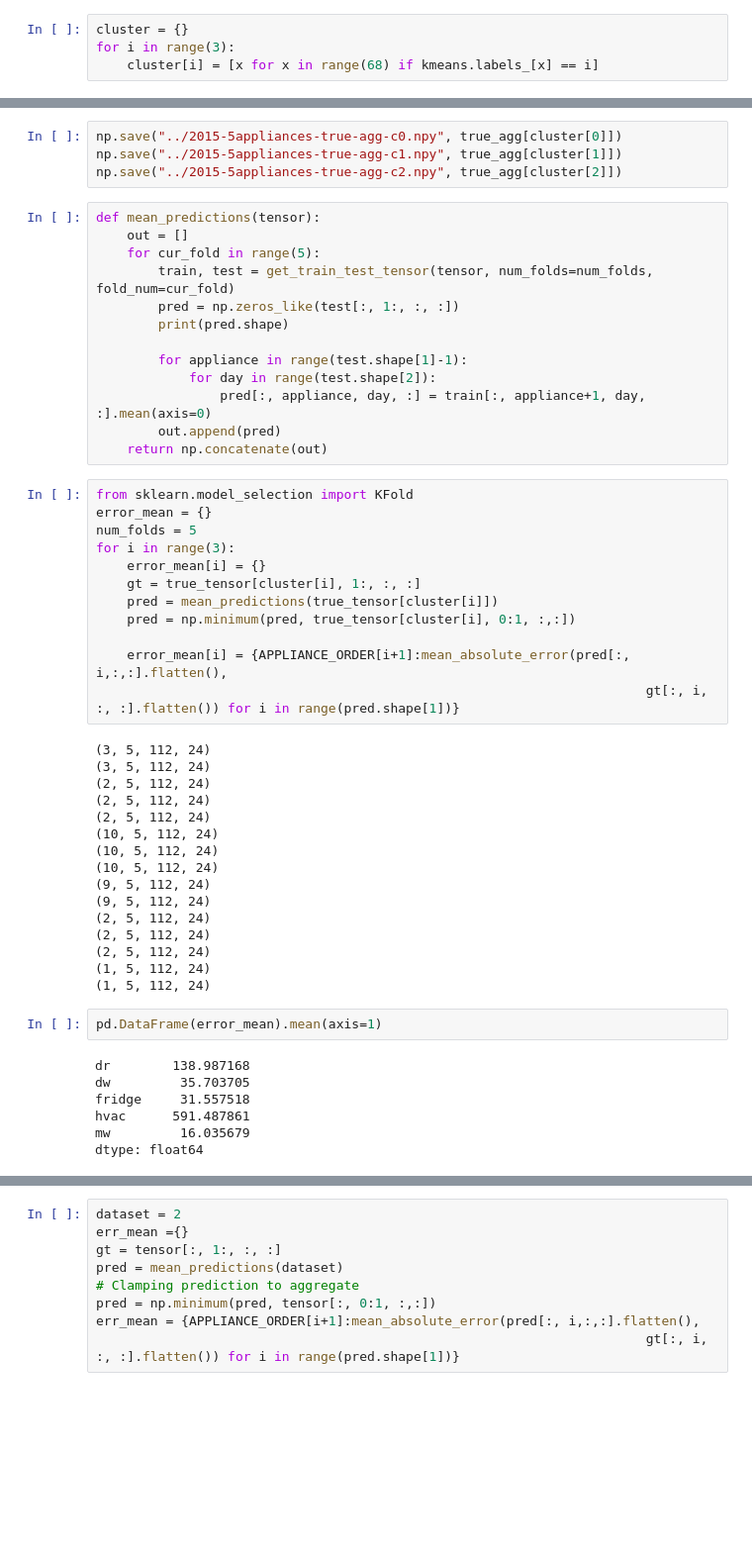
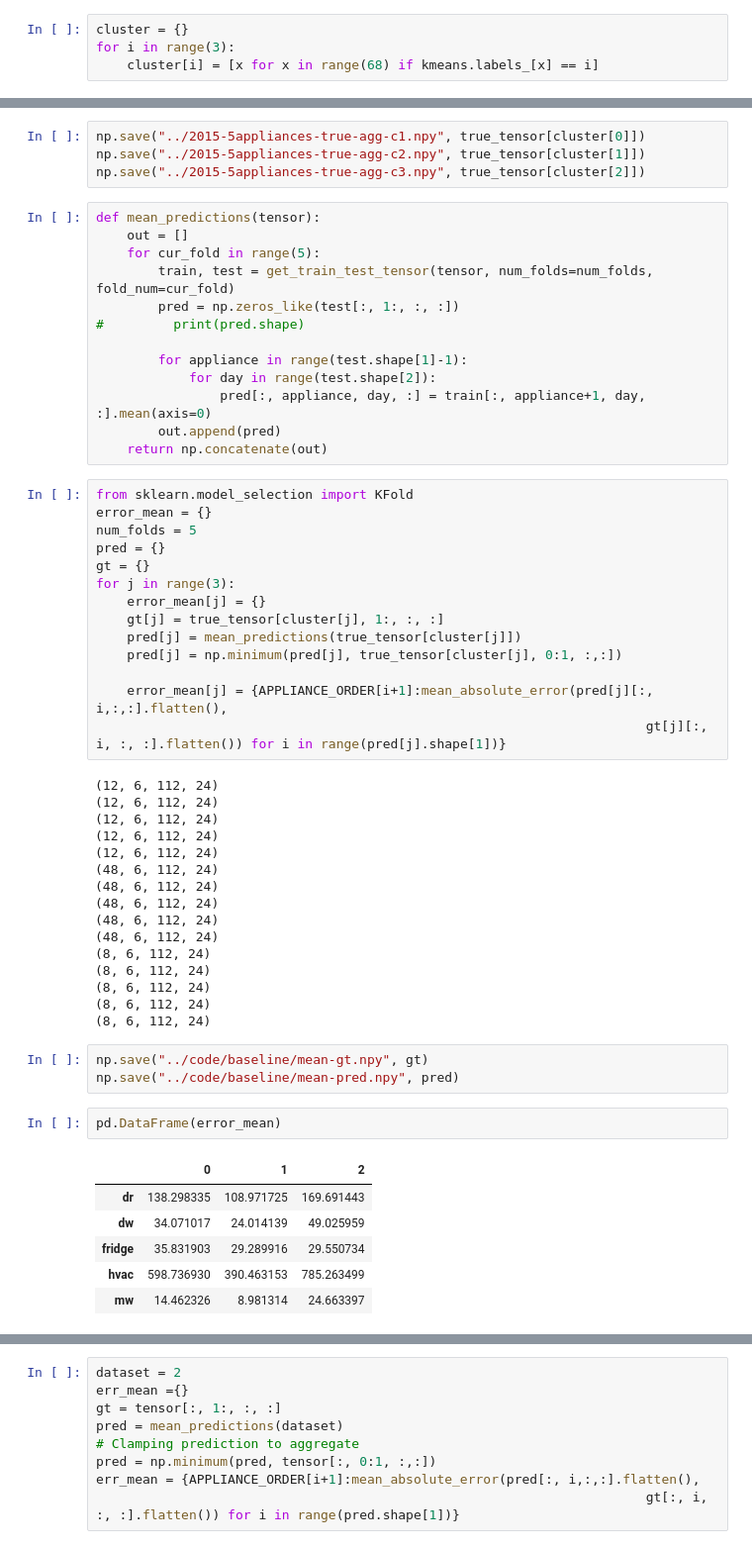
Before and after one commit to nipunbatra/freq-nilm, a Jupyter notebook: notebooks/residual-analysis.ipynb, the cells around one changed output, grey strips where cells are left out. Shown at 99% size. Drawn from its saved outputs; the diff is of its cells as text; blank space fills up the shorter version.

```diff
--- a/notebooks/residual-analysis.ipynb
+++ b/notebooks/residual-analysis.ipynb
@@ -37,14 +69,14 @@ for i in range(3):
 # %%
-np.save("../2015-5appliances-true-agg-c0.npy", true_agg[cluster[0]])
-np.save("../2015-5appliances-true-agg-c1.npy", true_agg[cluster[1]])
-np.save("../2015-5appliances-true-agg-c2.npy", true_agg[cluster[2]])
+np.save("../2015-5appliances-true-agg-c1.npy", true_tensor[cluster[0]])
+np.save("../2015-5appliances-true-agg-c2.npy", true_tensor[cluster[1]])
+np.save("../2015-5appliances-true-agg-c3.npy", true_tensor[cluster[2]])
 # %%
 def mean_predictions(tensor):
     out = []
     for cur_fold in range(5):
         train, test = get_train_test_tensor(tensor, num_folds=num_folds, fold_num=cur_fold)
         pred = np.zeros_like(test[:, 1:, :, :])
-        print(pred.shape)
+#         print(pred.shape)
 
         for appliance in range(test.shape[1]-1):
             for day in range(test.shape[2]):
@@ -55,36 +87,41 @@ def mean_predictions(tensor):
 from sklearn.model_selection import KFold
 error_mean = {}
 num_folds = 5
-for i in range(3):
-    error_mean[i] = {}
-    gt = true_tensor[cluster[i], 1:, :, :]
-    pred = mean_predictions(true_tensor[cluster[i]])
-    pred = np.minimum(pred, true_tensor[cluster[i], 0:1, :,:])
+pred = {}
+gt = {}
+for j in range(3):
+    error_mean[j] = {}
+    gt[j] = true_tensor[cluster[j], 1:, :, :]
+    pred[j] = mean_predictions(true_tensor[cluster[j]])
+    pred[j] = np.minimum(pred[j], true_tensor[cluster[j], 0:1, :,:])
 
-    error_mean[i] = {APPLIANCE_ORDER[i+1]:mean_absolute_error(pred[:, i,:,:].flatten(),
-                                                                       gt[:, i, :, :].flatten()) for i in range(pred.shape[1])}
+    error_mean[j] = {APPLIANCE_ORDER[i+1]:mean_absolute_error(pred[j][:, i,:,:].flatten(),
+                                                                       gt[j][:, i, :, :].flatten()) for i in range(pred[j].shape[1])}
 # %% [output]
-(3, 5, 112, 24)
-(3, 5, 112, 24)
-(2, 5, 112, 24)
-(2, 5, 112, 24)
-(2, 5, 112, 24)
-(10, 5, 112, 24)
-(10, 5, 112, 24)
-(10, 5, 112, 24)
-(9, 5, 112, 24)
-(9, 5, 112, 24)
-(2, 5, 112, 24)
-(2, 5, 112, 24)
-(2, 5, 112, 24)
-(1, 5, 112, 24)
-(1, 5, 112, 24)
+(12, 6, 112, 24)
+(12, 6, 112, 24)
+(12, 6, 112, 24)
+(12, 6, 112, 24)
+(12, 6, 112, 24)
+(48, 6, 112, 24)
+(48, 6, 112, 24)
+(48, 6, 112, 24)
+(48, 6, 112, 24)
+(48, 6, 112, 24)
+(8, 6, 112, 24)
+(8, 6, 112, 24)
+(8, 6, 112, 24)
+(8, 6, 112, 24)
+(8, 6, 112, 24)
+# %%
+np.save("../code/baseline/mean-gt.npy", gt)
+np.save("../code/baseline/mean-pred.npy", pred)
 # %%
-pd.DataFrame(error_mean).mean(axis=1)
+pd.DataFrame(error_mean)
 # %% [output]
-dr        138.987168
-dw         35.703705
-fridge     31.557518
-hvac      591.487861
-mw         16.035679
-dtype: float64
+|  | 0 | 1 | 2 |
+| dr | 138.298335 | 108.971725 | 169.691443 |
+| dw | 34.071017 | 24.014139 | 49.025959 |
+| fridge | 35.831903 | 29.289916 | 29.550734 |
+| hvac | 598.736930 | 390.463153 | 785.263499 |
+| mw | 14.462326 | 8.981314 | 24.663397 |
```
Also changed, not shown: parts of 43 cells of this notebook, 30 other files.
